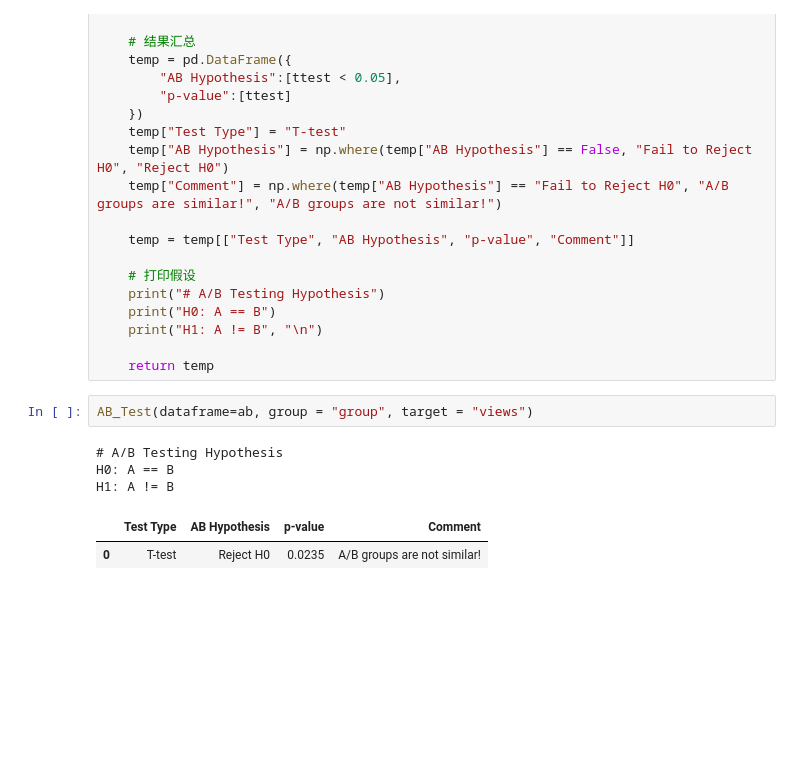
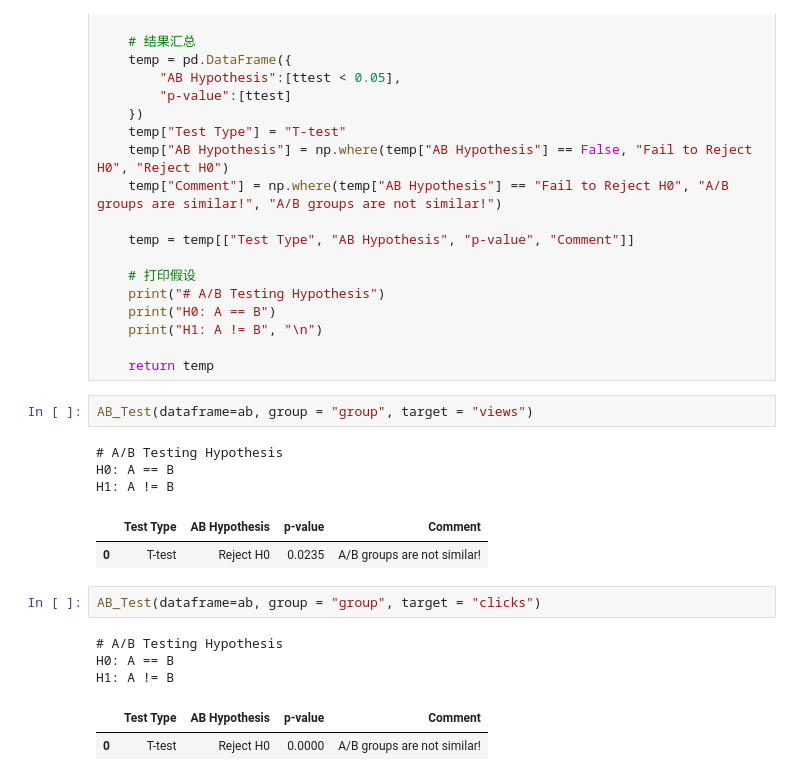
Before and after one commit to lzyzero3/AB-test, a Jupyter notebook: AB test project.ipynb, the cells around one changed output. Saved outputs shown, nothing was run; the diff lists cells and outputs as text; blank space fills up the shorter version.

```diff
--- a/AB test project.ipynb
+++ b/AB test project.ipynb
@@ -217,3 +217,11 @@ H0: A == B
 H1: A != B
 |  | Test Type | AB Hypothesis | p-value | Comment |
 | 0 | T-test | Reject H0 | 0.0235 | A/B groups are not similar! |
+# %%
+AB_Test(dataframe=ab, group = "group", target = "clicks")
+# %% [output]
+# A/B Testing Hypothesis
+H0: A == B
+H1: A != B
+|  | Test Type | AB Hypothesis | p-value | Comment |
+| 0 | T-test | Reject H0 | 0.0000 | A/B groups are not similar! |
```
